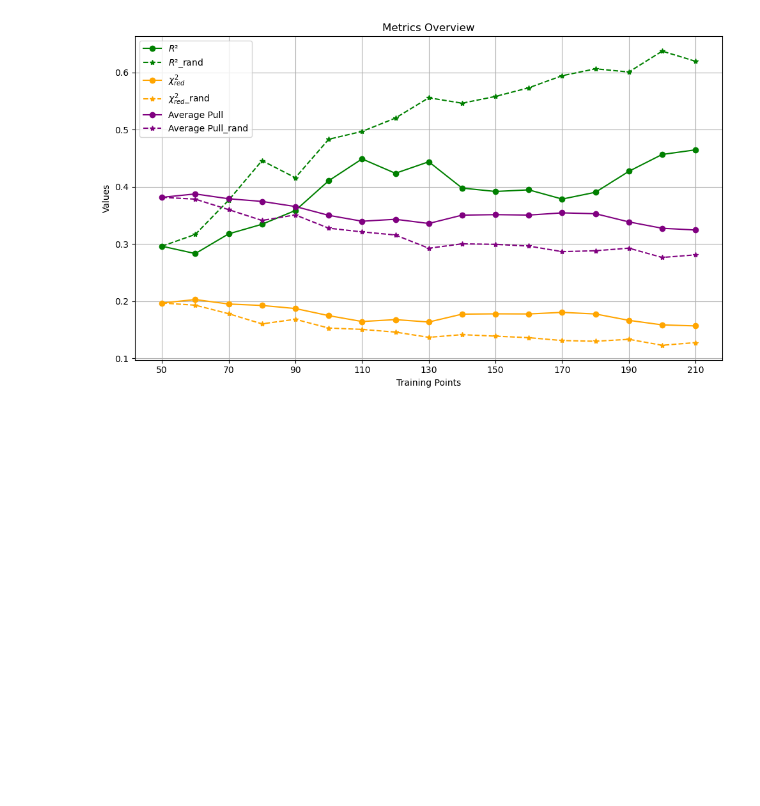
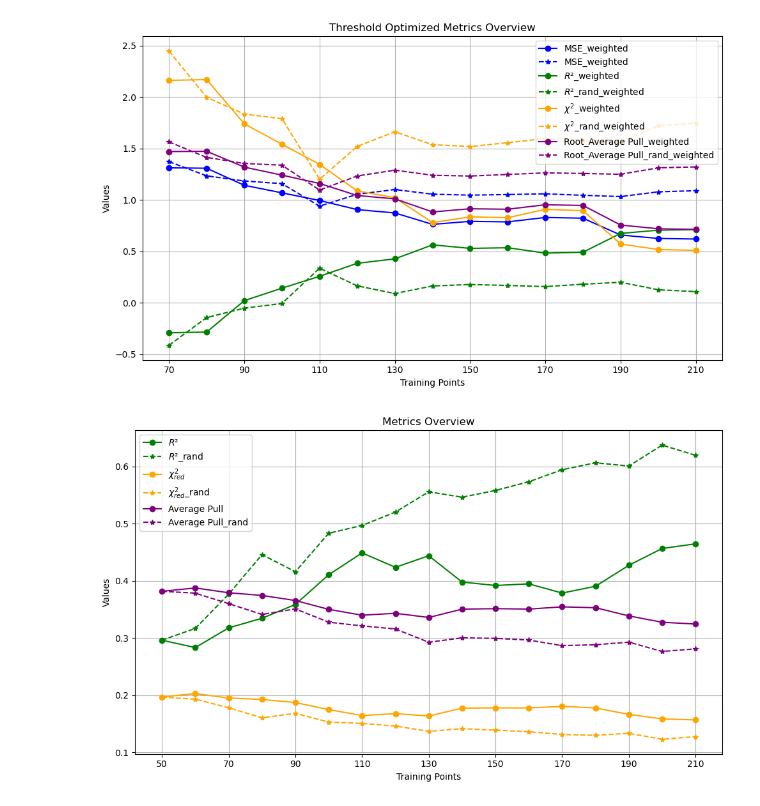
Before and after one commit to DomeVoss95/ActiveLearning_pMSSMwithGP, a Jupyter notebook: model/PlugAndPlay.ipynb, the cells around one changed output. Cells and saved outputs as stored; diff of their text form; code cells hidden in the pictures; blank space fills up the shorter version.

```diff
--- a/model/PlugAndPlay.ipynb
+++ b/model/PlugAndPlay.ipynb
@@ -5,6 +5,47 @@ import uproot
 import torch
 import numpy as np
 from matplotlib.ticker import FuncFormatter
+# %%
+df = pd.read_csv('gof_test.csv')
+df_rand = pd.read_csv('gof_test_rand.csv')
+
+# Erstellen eines einzigen Plots mit allen Metriken und einer Legende
+plt.figure(figsize=(10, 6))
+
+# # Plot für mean_squared_0 und mean_squared_1
+plt.plot(df.index, df['mean_squared_weighted_1']*10, label='MSE_weighted', marker='o', color='blue')
+plt.plot(df_rand.index, df_rand['mean_squared_weighted_1']*10, label='MSE_weighted', marker='*', color='blue', linestyle='--')
+
+# Plot für r_squared
+plt.plot(df.index, df['r_squared_weighted'], label='$R²$_weighted', marker='o', color='green')
+plt.plot(df_rand.index, df_rand['r_squared_weighted'], label='$R²$_rand_weighted', marker='*', color='green', linestyle='--')
+
+# Plot für chi_squared_0 und chi_squared_1
+plt.plot(df.index, df['chi_squared_weighted_0'], label='$\chi^2$_weighted', marker='o', color='orange')
+plt.plot(df_rand.index, df_rand['chi_squared_weighted_0'], label='$\chi^2$_rand_weighted', marker='*', color='orange', linestyle='--')
+
+# # Plot für average_pull_0 und average_pull_1
+plt.plot(df.index, df['average_pull_weighted_1']*100, label='Root_Average Pull_weighted', marker='o', color='purple')
+plt.plot(df_rand.index, df_rand['average_pull_weighted_1']*100, label='Root_Average Pull_rand_weighted', marker='*', color='purple', linestyle='--')
+
+# Titel und Legende hinzufügen
+plt.title('Threshold Optimized Metrics Overview')
+plt.xlabel('Training Points')
+plt.ylabel('Values')
+plt.legend()
+plt.grid(True)
+
+# X-Achse um den Faktor 10 skalieren
+def x_tick_formatter(x, pos):
+    return f'{x * 10 + 70:.0f}'  # Multipliziert die x-Werte mit 10 und entfernt Dezimalstellen
+
+plt.gca().xaxis.set_major_formatter(FuncFormatter(x_tick_formatter))
+
+# Plot anzeigen
+plt.tight_layout()
+plt.show()
+# %% [output]
+[figure, added]
 # %%
 df = pd.read_csv('gof.csv')
 df_rand = pd.read_csv('gof_rand.csv')
```
Also changed, not shown: 32 other files.
